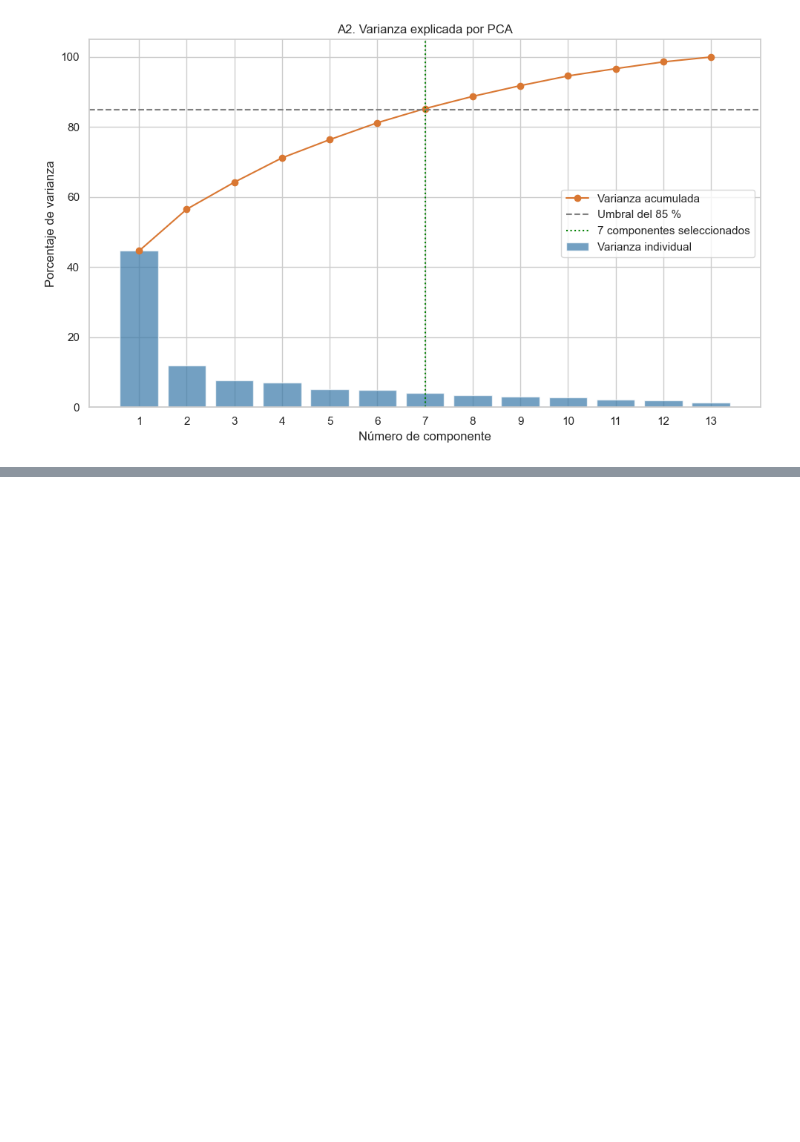
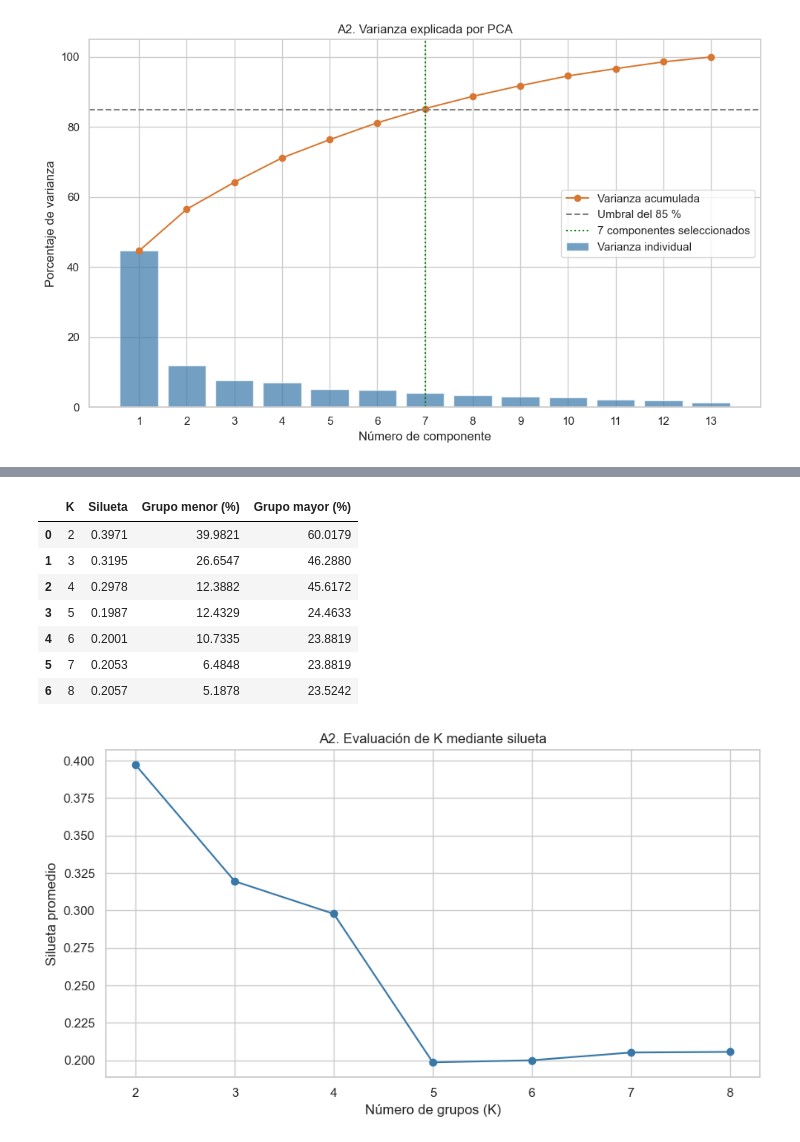
Before and after one commit to Calambillo11235813/Segundo-Parcial-Soporte, a Jupyter notebook: 01_Area_A2_Segmentacion.ipynb, the cells around one changed output, grey strips where cells are left out. Cells and saved outputs as stored; diff of their text form; code cells hidden in the pictures; blank space fills up the shorter version.

Commit message:
Avance A2: segmentación, comparación con Ward y resultados

```diff
--- a/01_Area_A2_Segmentacion.ipynb
+++ b/01_Area_A2_Segmentacion.ipynb
@@ -424,0 +608,66 @@ Varianza conservada: 85.27%
+# %%
+# Comparar diferentes cantidades de grupos
+resultados_k = []
+modelos_kmeans = {}
+
+for k in range(2, 9):
+    modelo = KMeans(
+        n_clusters=k,
+        random_state=SEMILLA,
+        n_init=20
+    )
+
+    etiquetas = modelo.fit_predict(X_pca)
+
+    silueta = silhouette_score(X_pca, etiquetas)
+    tamanos = pd.Series(etiquetas).value_counts()
+
+    resultados_k.append({
+        "K": k,
+        "Silueta": silueta,
+        "Grupo menor (%)": tamanos.min() / len(X_pca) * 100,
+        "Grupo mayor (%)": tamanos.max() / len(X_pca) * 100
+    })
+
+    modelos_kmeans[k] = modelo
+
+tabla_k = pd.DataFrame(resultados_k)
+
+display(tabla_k.round(4))
+
+# Visualizar la silueta para cada K
+fig, ax = plt.subplots(figsize=(9, 5))
+
+ax.plot(
+    tabla_k["K"],
+    tabla_k["Silueta"],
+    marker="o",
+    color="#3878A8"
+)
+
+ax.set(
+    title="A2. Evaluación de K mediante silueta",
+    xlabel="Número de grupos (K)",
+    ylabel="Silueta promedio",
+    xticks=tabla_k["K"]
+)
+
+plt.tight_layout()
+
+plt.savefig(
+    ruta_figuras / "A2_05_silueta_kmeans.png",
+    dpi=300,
+    bbox_inches="tight"
+)
+
+plt.show()
+# %% [output]
+|  | K | Silueta | Grupo menor (%) | Grupo mayor (%) |
+| 0 | 2 | 0.3971 | 39.9821 | 60.0179 |
+| 1 | 3 | 0.3195 | 26.6547 | 46.2880 |
+| 2 | 4 | 0.2978 | 12.3882 | 45.6172 |
+| 3 | 5 | 0.1987 | 12.4329 | 24.4633 |
+| 4 | 6 | 0.2001 | 10.7335 | 23.8819 |
+| 5 | 7 | 0.2053 | 6.4848 | 23.8819 |
+| 6 | 8 | 0.2057 | 5.1878 | 23.5242 |
+[figure, added]
```
Also changed, not shown: parts of 23 cells of this notebook, 11 other files.
